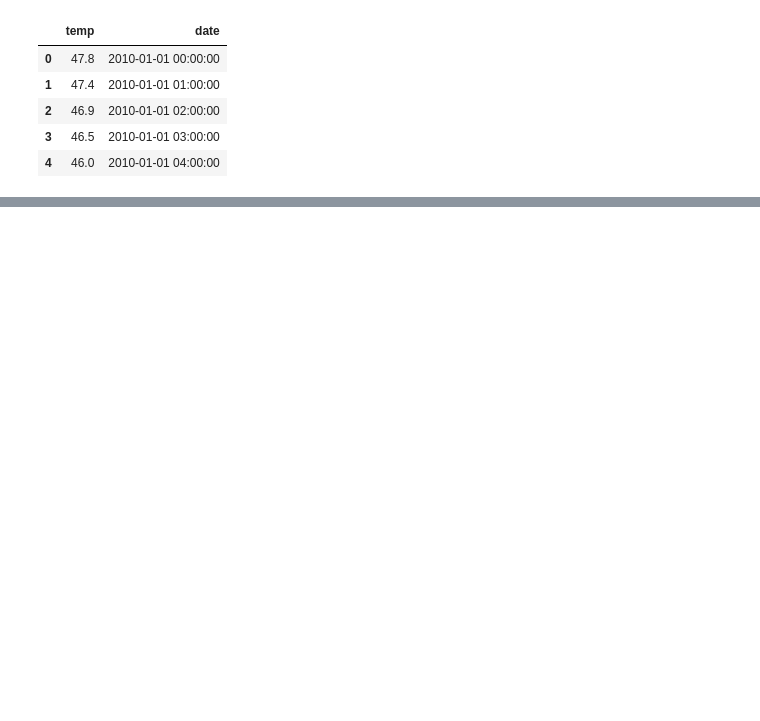
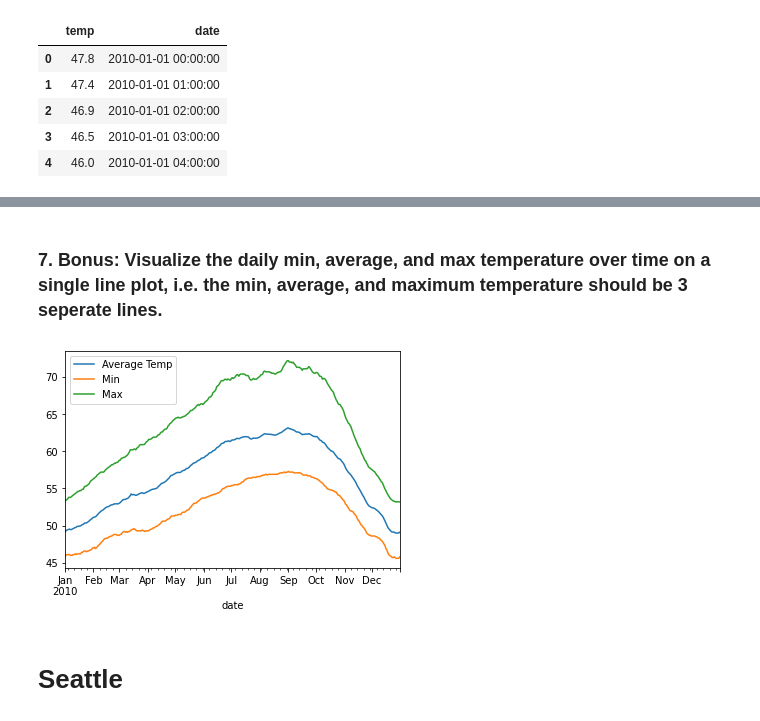
Before and after one commit to mdalton87/time-series-exercises, a Jupyter notebook: ts_vega.ipynb, the cells around one changed output, grey strips where cells are left out. Saved outputs shown, nothing was run; the diff lists cells and outputs as text; code cells hidden in the pictures; blank space fills up the shorter version.

```diff
--- a/ts_vega.ipynb
+++ b/ts_vega.ipynb
@@ -26,0 +88,12 @@ df.head()
+# %% [markdown]
+### 7. **Bonus**: Visualize the daily min, average, and max temperature over time on a single line plot, i.e. the min, average, and maximum temperature should be 3 seperate lines.
+# %%
+df.resample('D').mean().temp.plot(label='Average Temp')
+df.resample('D').min().temp.plot(label='Min')
+df.resample('D').max().temp.plot(label='Max')
+plt.legend()
+plt.show()
+# %% [output]
+[figure, added]
+# %% [markdown]
+# Seattle
```
Also changed, not shown: parts of 90 cells of this notebook.
